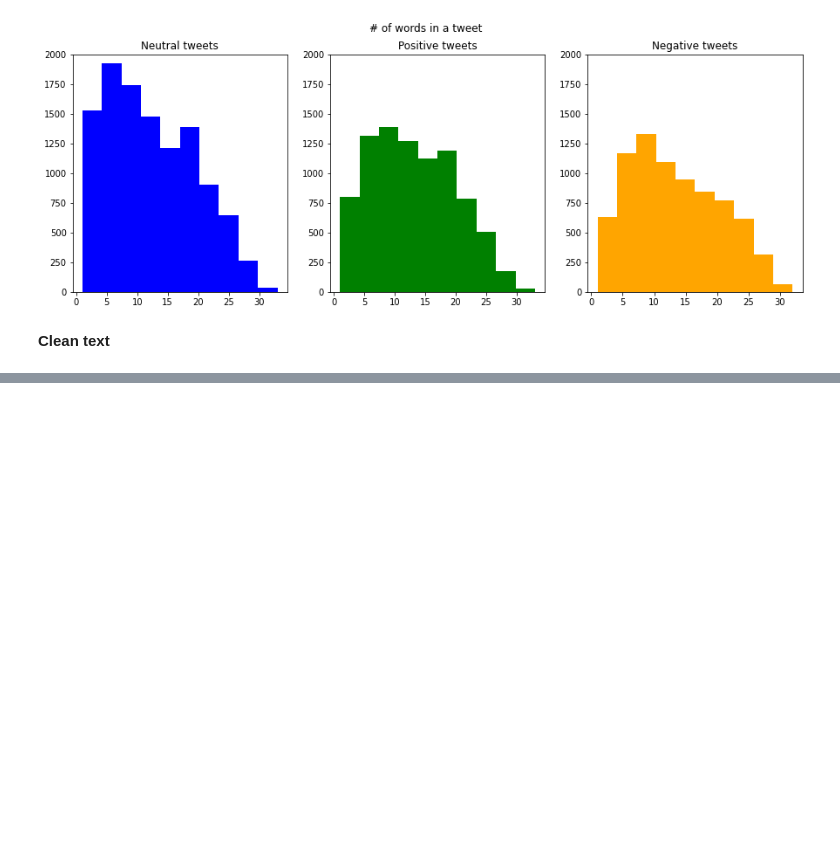
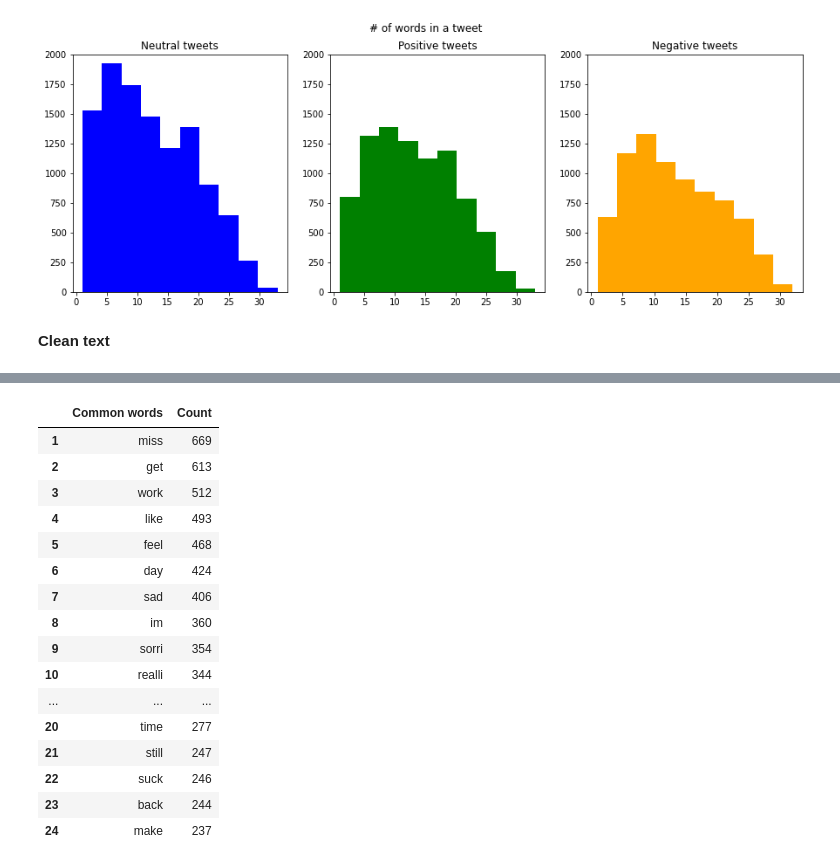
Before and after one commit to arzoozehra/CIND820, a Jupyter notebook: EDA.ipynb, the cells around one changed output, grey strips where cells are left out. Cells and saved outputs as stored; diff of their text form; code cells hidden in the pictures; blank space fills up the shorter version.

```diff
--- a/EDA.ipynb
+++ b/EDA.ipynb
@@ -329,0 +378,30 @@ print(stop)
+# %%
+#Most common negative words
+
+neg = train[train['sentiment']=='negative']
+
+tempList = neg['text'].apply(lambda x:str(x).split())
+
+top = Counter([item for sublist in tempList for item in sublist])
+temp = pd.DataFrame(top.most_common(25))
+temp = temp.iloc[1:,:]
+temp.columns = ['Common words','Count']
+temp.style.background_gradient(cmap='Blues')
+# %% [output]
+|  | Common words | Count |
+| 1 | miss | 669 |
+| 2 | get | 613 |
+| 3 | work | 512 |
+| 4 | like | 493 |
+| 5 | feel | 468 |
+| 6 | day | 424 |
+| 7 | sad | 406 |
+| 8 | im | 360 |
+| 9 | sorri | 354 |
+| 10 | realli | 344 |
+| ... | ... | ... |
+| 20 | time | 277 |
+| 21 | still | 247 |
+| 22 | suck | 246 |
+| 23 | back | 244 |
+| 24 | make | 237 |
```
Also changed, not shown: parts of 15 cells of this notebook.
